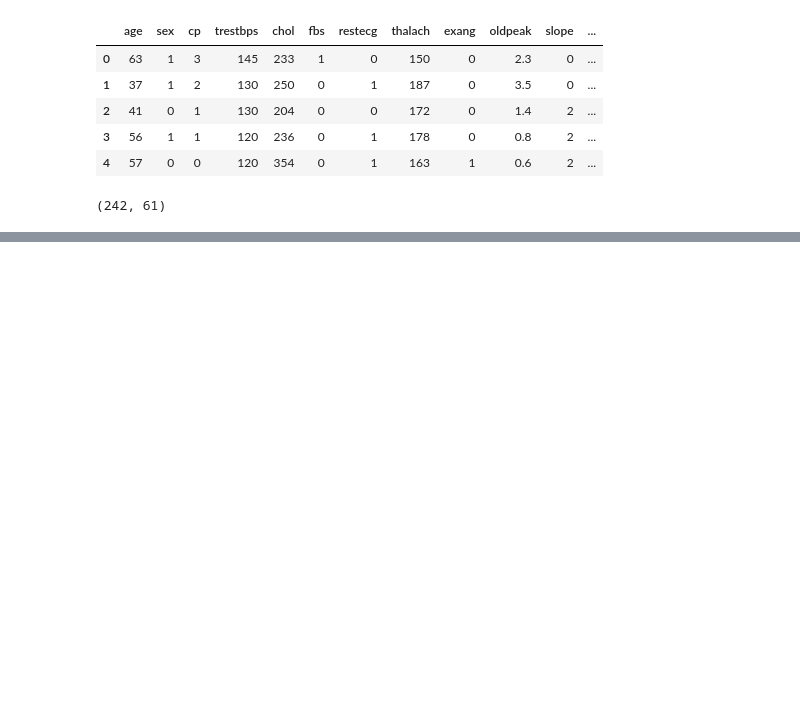
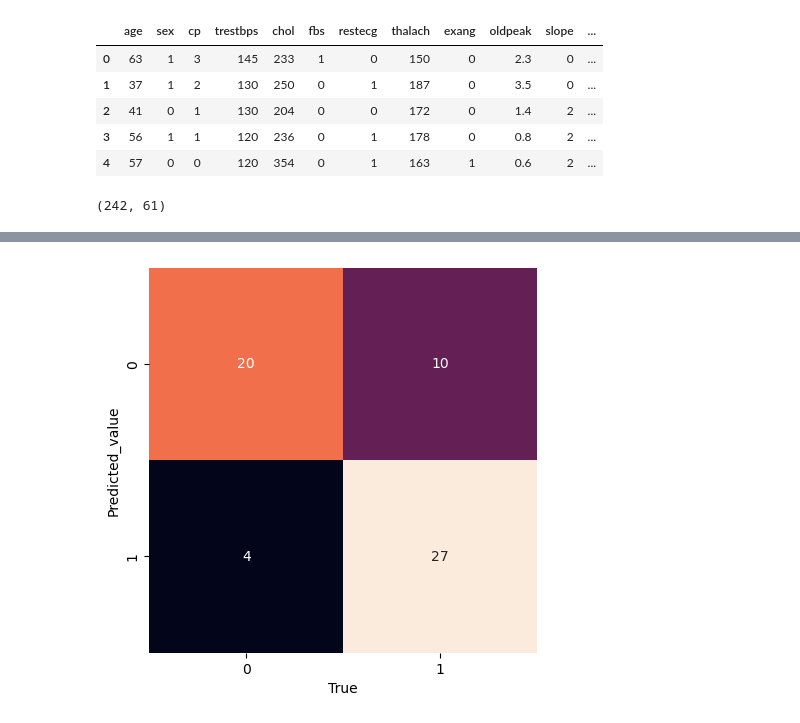
Before and after one commit to bhagya777/Heart_disease_prediction_project, a Jupyter notebook: Heart_disease_prediction_model.ipynb, the cells around one changed output, grey strips where cells are left out. Cells and saved outputs as stored; diff of their text form; code cells hidden in the pictures; blank space fills up the shorter version.

```diff
--- a/Heart_disease_prediction_model.ipynb
+++ b/Heart_disease_prediction_model.ipynb
@@ -229,0 +330,12 @@ len(x_train),len(x_test)
+# %%
+log_reg_grid={"C":np.logspace(-4,4,20),
+              "solver":["liblinear"]}
+
+np.random.seed(1)
+
+rs_log_reg=RandomizedSearchCV(LogisticRegression(),
+                              param_distributions=log_reg_grid,
+                              cv=5,
+                              n_iter=20,
+                              verbose=True)
+rs_log_reg.fit(x_train,y_train)
@@ -229,0 +489,3 @@ len(x_train),len(x_test)
+# %%
+y_preds=gs_log_reg.predict(x_test)
+y_preds
@@ -229,0 +542,10 @@ len(x_train),len(x_test)
+# %%
+def plot_confusion_matrix(y_test,y_preds):
+    fig,ax=plt.subplots(figsize=(5,5))
+    ax=sns.heatmap(confusion_matrix(y_test,y_preds),annot=True,cbar=False)
+    plt.xlabel("True")
+    plt.ylabel("Predicted_value")
+plot_confusion_matrix(y_test,y_preds)
+plt.show()
+# %% [output]
+[figure, added]
```
Also changed, not shown: parts of 53 cells of this notebook.
